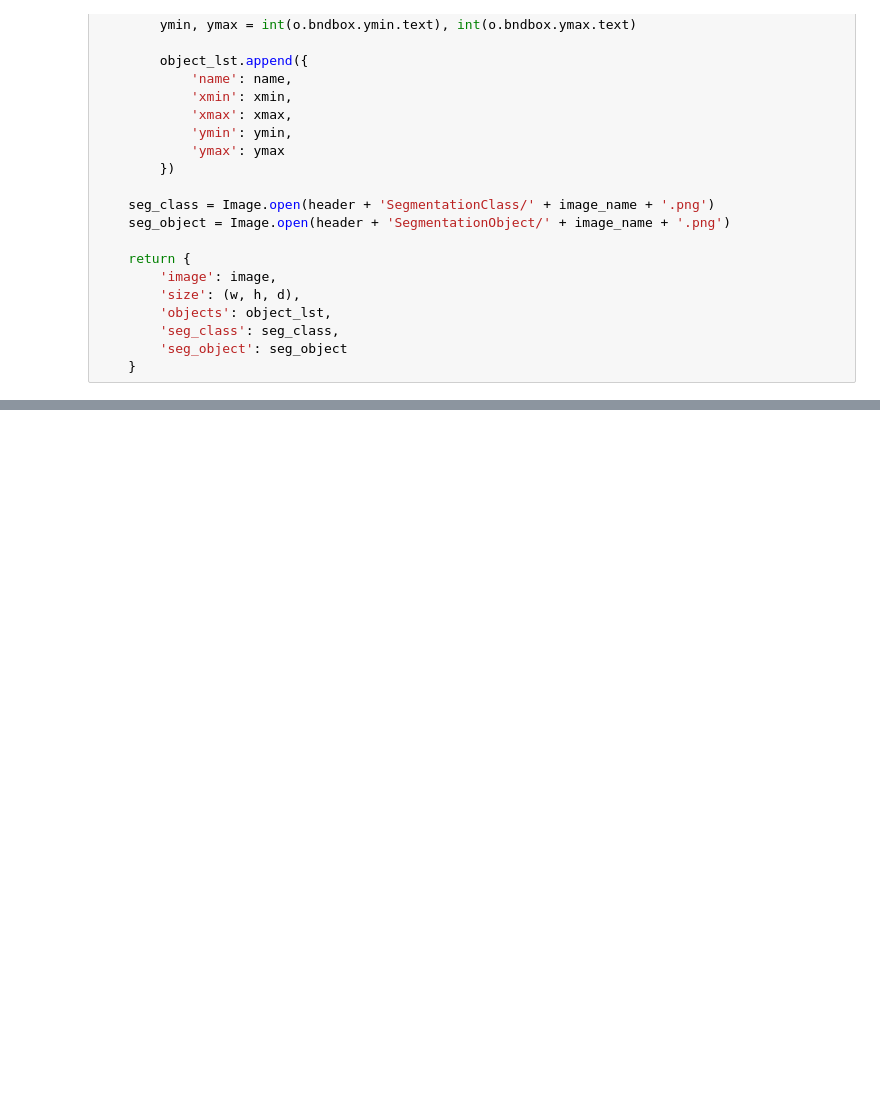
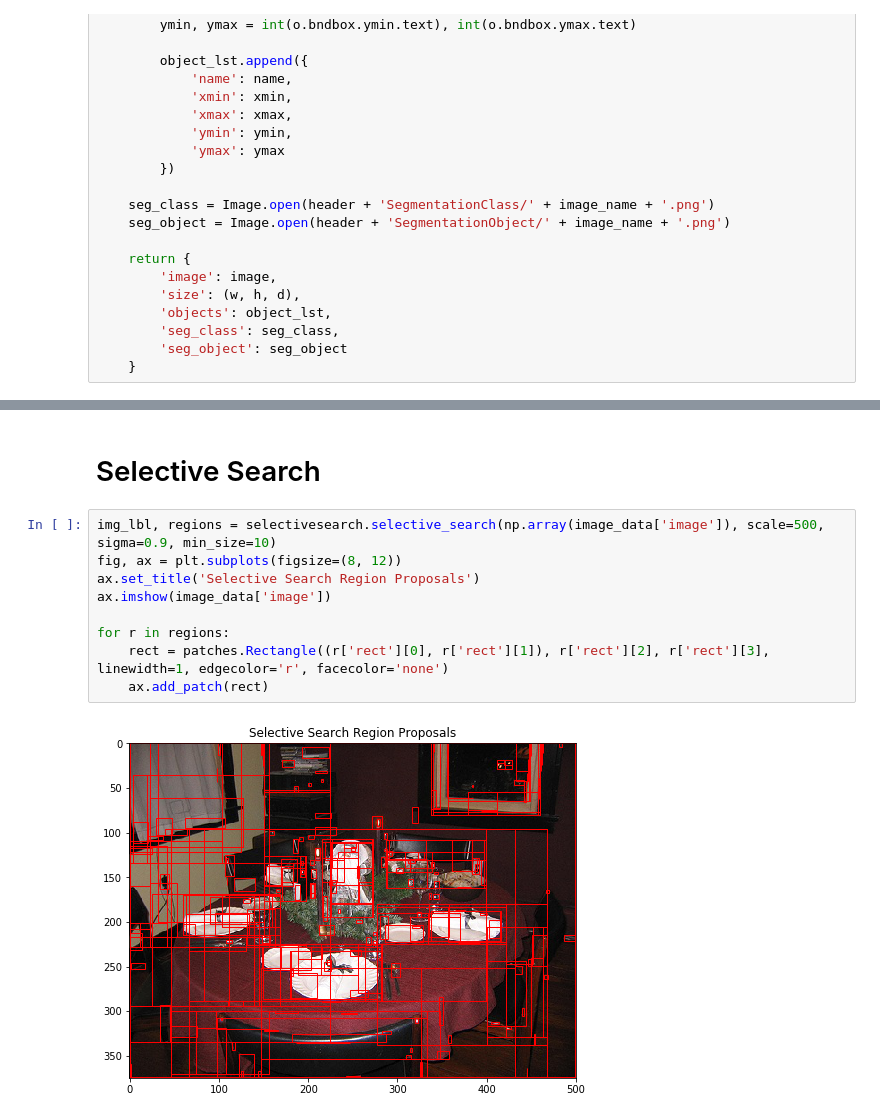
Before and after one commit to wilson1yan/ML-Testing, a Jupyter notebook: voc2012.ipynb, the cells around one changed output, grey strips where cells are left out. Drawn from its saved outputs; the diff is of its cells as text; blank space fills up the shorter version.

Commit message:
added selective search demo

```diff
--- a/voc2012.ipynb
+++ b/voc2012.ipynb
@@ -78,0 +85,13 @@ Object 4: person, 34, 200, 94, 276
+# %% [markdown]
+# Selective Search
+# %%
+img_lbl, regions = selectivesearch.selective_search(np.array(image_data['image']), scale=500, sigma=0.9, min_size=10)
+fig, ax = plt.subplots(figsize=(8, 12))
+ax.set_title('Selective Search Region Proposals')
+ax.imshow(image_data['image'])
+
+for r in regions:
+    rect = patches.Rectangle((r['rect'][0], r['rect'][1]), r['rect'][2], r['rect'][3], linewidth=1, edgecolor='r', facecolor='none')
+    ax.add_patch(rect)
+# %% [output]
+[figure, added]
```
Also changed, not shown: parts of 3 cells of this notebook.
